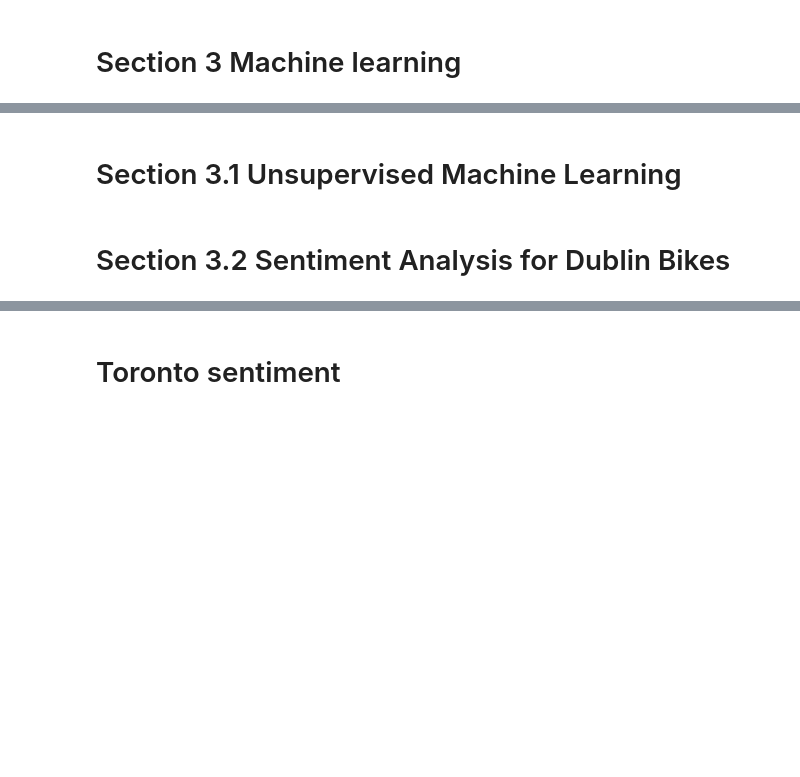
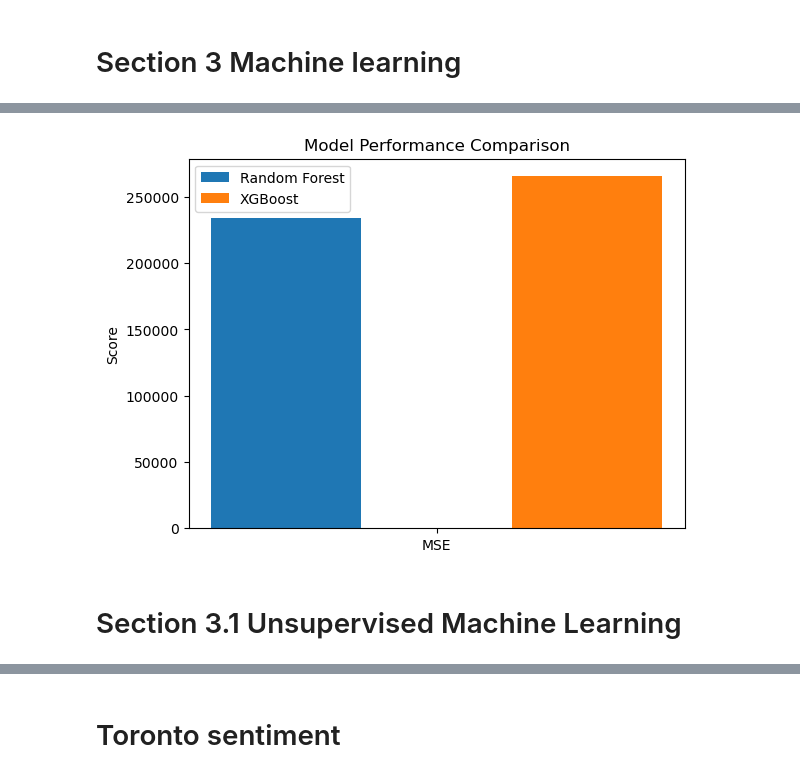
Before and after one commit to sba23432/Winter-2024-2025-Repeat-Assessment-Semester-1, a Jupyter notebook: Cycling in Ireland compared to other countries .ipynb, the cells around one changed output, grey strips where cells are left out. Saved outputs shown, nothing was run; the diff lists cells and outputs as text; code cells hidden in the pictures; blank space fills up the shorter version.

```diff
--- a/Cycling in Ireland compared to other countries .ipynb
+++ b/Cycling in Ireland compared to other countries .ipynb
@@ -1094,0 +1481,3 @@ plt.tight_layout();
+# %%
+# Split the data into training and testing sets
+X_train, X_test, y_train, y_test = train_test_split(X, y, test_size=0.2, random_state=42)
@@ -1094,0 +1524,23 @@ plt.tight_layout();
+# %%
+# Evaluate the best models
+rf_best = rf_model.best_estimator_
+xgb_best = xgb_model.best_estimator_
+# %%
+#best models are useed to make predictions
+# Predictions
+rf_predictions = rf_best.predict(X_test)
+xgb_predictions = xgb_best.predict(X_test)
+# %%
+# Metrics of predictions
+#MSE represents the difference between the predicted and the actual value.
+#A low MSE represents good predictions
+#R2 represents the amount of varience explained by the predictor variables.
+#A high R2 value means the predictors are efficient predictors of thr variables.
+
+#Random Forest metrics
+rf_mse = mean_squared_error(y_test, rf_predictions)
+rf_r2 = r2_score(y_test, rf_predictions)
+
+#XGBoost metrics
+xgb_mse = mean_squared_error(y_test, xgb_predictions)
+xgb_r2 = r2_score(y_test, xgb_predictions)
@@ -1095,2 +1568,21 @@ plt.tight_layout();
+# %%
+import matplotlib.pyplot as plt
+
+metrics = ['MSE']
+rf_values = [rf_mse]
+xgb_values = [xgb_mse]
+
+x = range(len(metrics))
+
+plt.bar(x, rf_values, width=0.2, label='Random Forest', align='center')
+plt.bar([p + 0.4 for p in x], xgb_values, width=0.2, label='XGBoost', align='center')
+
+plt.xticks([p + 0.2 for p in x], metrics)
+plt.ylabel('Score')
+plt.title('Model Performance Comparison')
+plt.legend()
+plt.show()
+# %% [output]
+[figure, added]
 # %% [markdown]
 # Section 3.1 Unsupervised Machine Learning
@@ -1192,2 +1588,0 @@ sns.barplot(x=dfcluster.ClusterID, y=dfcluster.Recency_mean)
-# %% [markdown]
-# Section 3.2 Sentiment Analysis for Dublin Bikes
```
Also changed, not shown: parts of 147 cells of this notebook.
